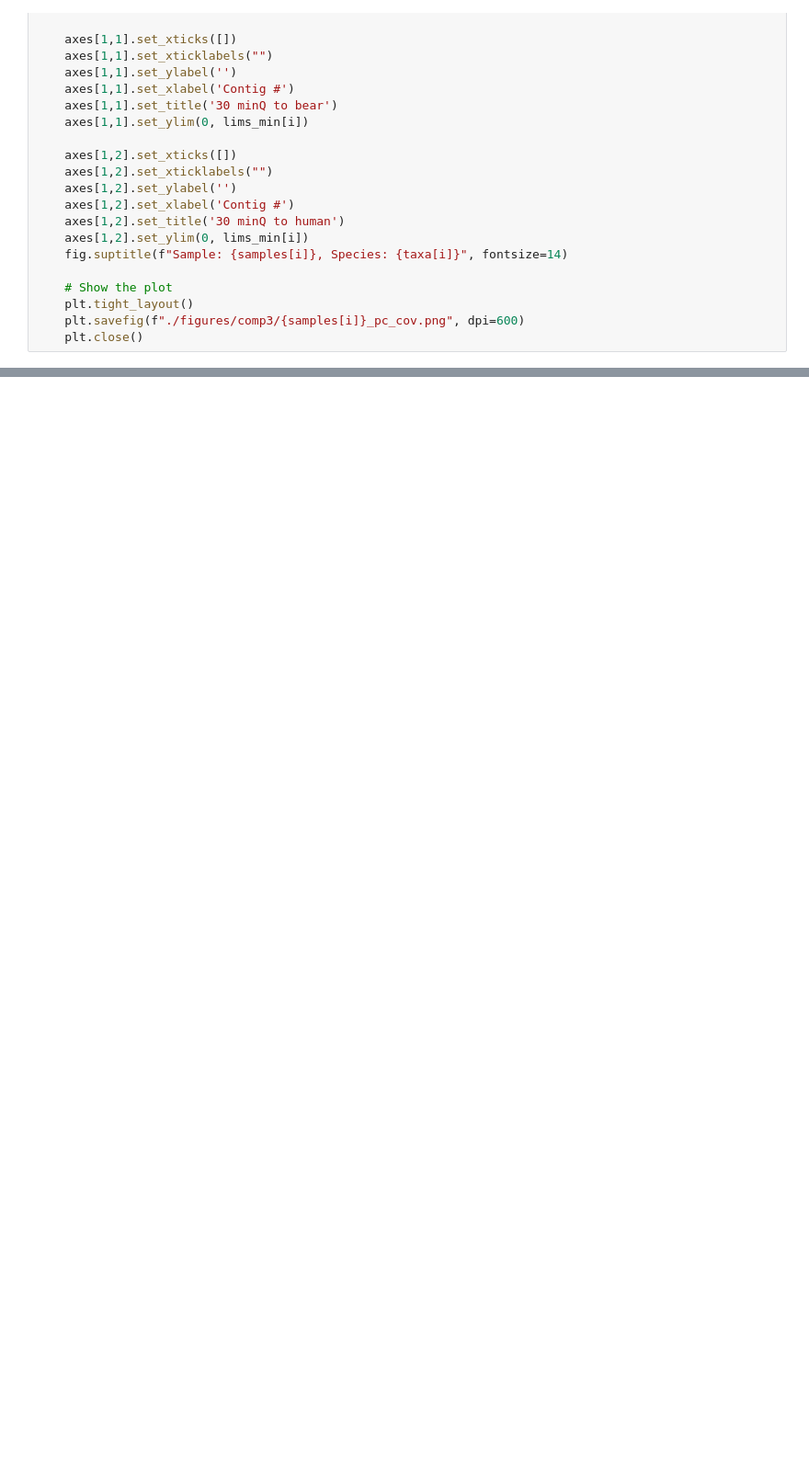
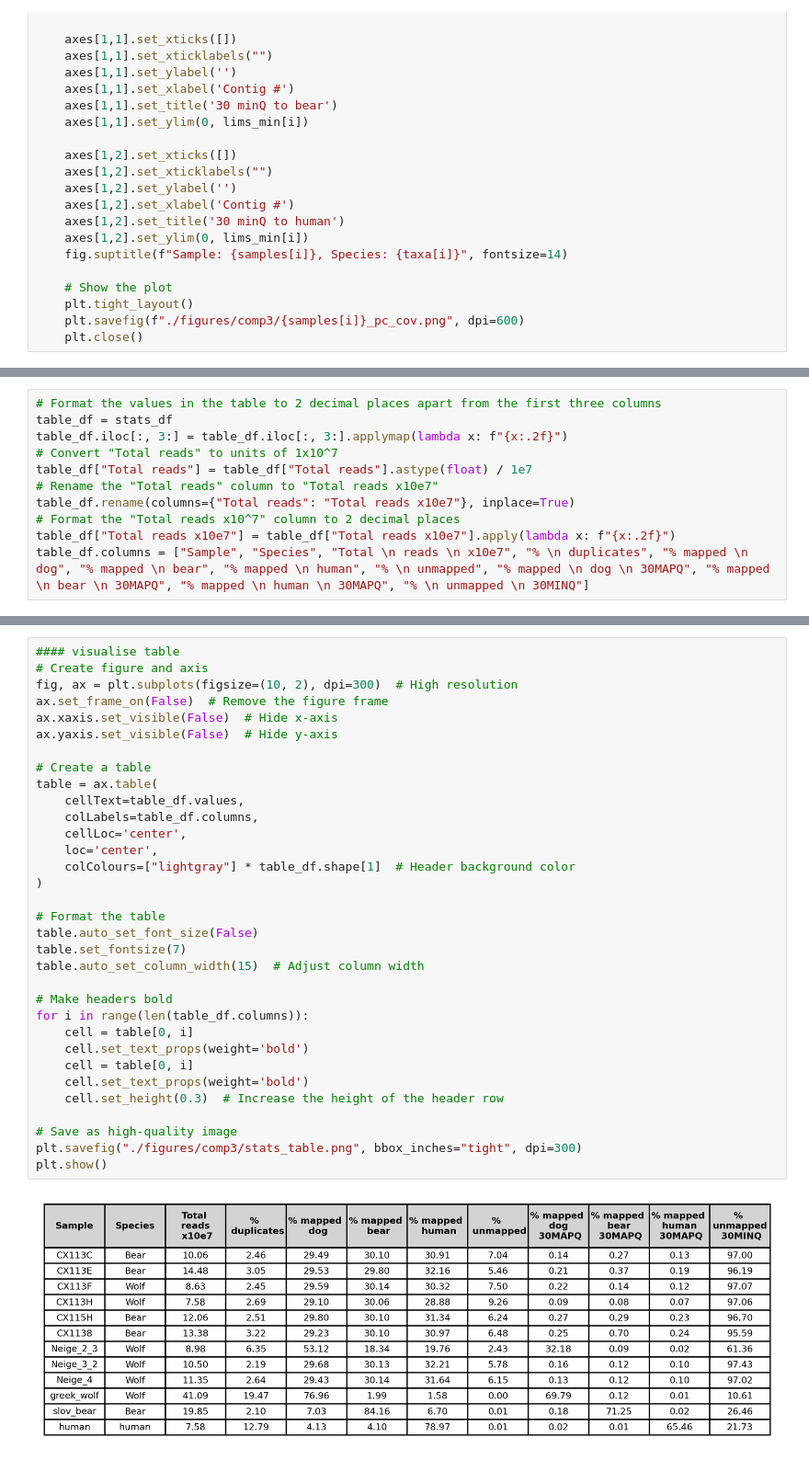
Before and after one commit to HGord2022/snowtracks, a Jupyter notebook: 3comp_mapping.ipynb, the cells around one changed output, grey strips where cells are left out. Shown: that part at 92% size. Drawn from its saved outputs; the diff is of its cells as text; blank space fills up the shorter version.

Commit message:
removed 2 comp stuff and plotted table

```diff
--- a/3comp_mapping.ipynb
+++ b/3comp_mapping.ipynb
@@ -162,0 +223,11 @@ for i in range(len(samples)):
+# %%
+# Format the values in the table to 2 decimal places apart from the first three columns
+table_df = stats_df
+table_df.iloc[:, 3:] = table_df.iloc[:, 3:].applymap(lambda x: f"{x:.2f}")
+# Convert "Total reads" to units of 1x10^7
+table_df["Total reads"] = table_df["Total reads"].astype(float) / 1e7
+# Rename the "Total reads" column to "Total reads x10e7"
+table_df.rename(columns={"Total reads": "Total reads x10e7"}, inplace=True)
+# Format the "Total reads x10^7" column to 2 decimal places
+table_df["Total reads x10e7"] = table_df["Total reads x10e7"].apply(lambda x: f"{x:.2f}")
+table_df.columns = ["Sample", "Species", "Total \n reads \n x10e7", "% \n duplicates", "% mapped \n dog", "% mapped \n bear", "% mapped \n human", "% \n unmapped", "% mapped \n dog \n 30MAPQ", "% mapped \n bear \n 30MAPQ", "% mapped \n human \n 30MAPQ", "% \n unmapped \n 30MINQ"]
@@ -162,0 +252,35 @@ for i in range(len(samples)):
+# %%
+#### visualise table
+# Create figure and axis
+fig, ax = plt.subplots(figsize=(10, 2), dpi=300)  # High resolution
+ax.set_frame_on(False)  # Remove the figure frame
+ax.xaxis.set_visible(False)  # Hide x-axis
+ax.yaxis.set_visible(False)  # Hide y-axis
+
+# Create a table
+table = ax.table(
+    cellText=table_df.values,
+    colLabels=table_df.columns,
+    cellLoc='center',
+    loc='center',
+    colColours=["lightgray"] * table_df.shape[1]  # Header background color
+)
+
+# Format the table
+table.auto_set_font_size(False)
+table.set_fontsize(7)
+table.auto_set_column_width(15)  # Adjust column width
+
+# Make headers bold
+for i in range(len(table_df.columns)):
+    cell = table[0, i]
+    cell.set_text_props(weight='bold')
+    cell = table[0, i]
+    cell.set_text_props(weight='bold')
+    cell.set_height(0.3)  # Increase the height of the header row
+
+# Save as high-quality image
+plt.savefig("./figures/comp3/stats_table.png", bbox_inches="tight", dpi=300)
+plt.show()
+# %% [output]
+[figure, added]
```
Also changed, not shown: parts of 4 cells of this notebook, 9 other files.
